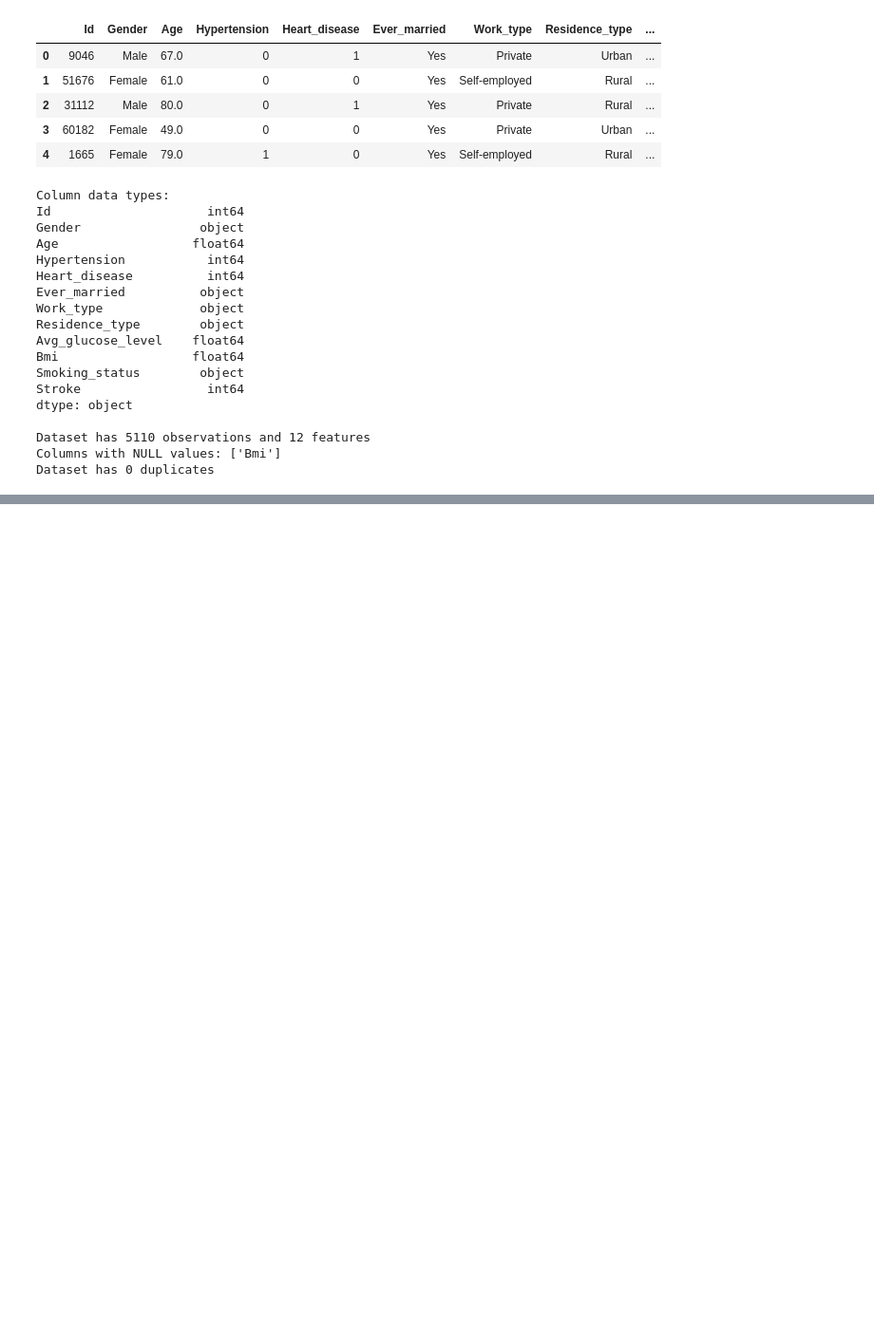
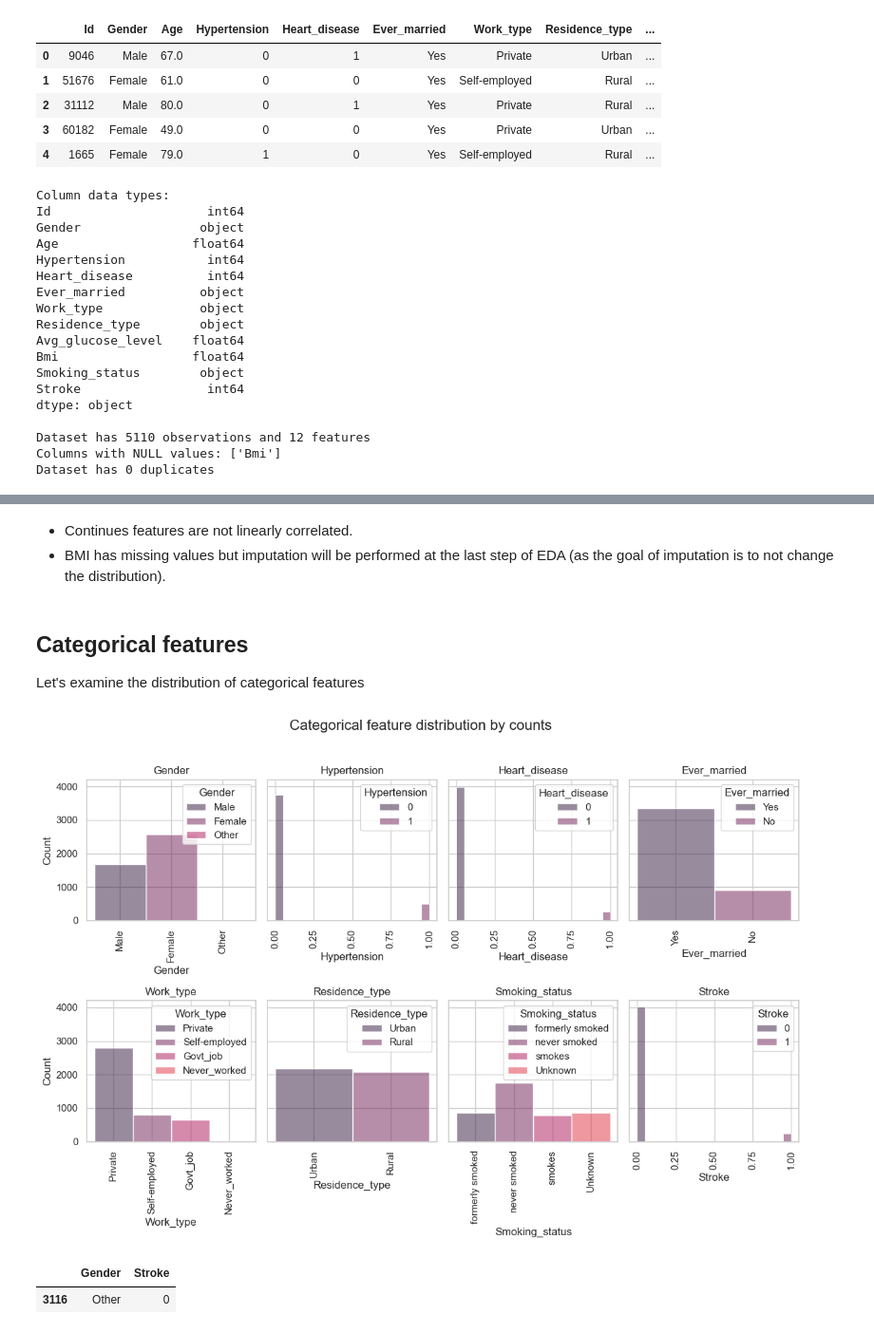
Before and after one commit to Padebeselis/Stroke_Prediction, a Jupyter notebook: EDA.ipynb, the cells around one changed output, grey strips where cells are left out. Shown at 95% size. Cells and saved outputs as stored; diff of their text form; code cells hidden in the pictures; blank space fills up the shorter version.

```diff
--- a/EDA.ipynb
+++ b/EDA.ipynb
@@ -100,3 +103,0 @@ plt.show()
-# %%
-for i in category_features:
-    print(stroke_prediction[i].value_counts())
@@ -172,2 +103,0 @@ stroke_data = duckdb.query("""
-# %%
-category_features=['Gender_Female', 'Hypertension', 'Heart_disease', 'Ever_married', 'Work_type', 'Residence_Urban', 'Smoking_status', 'Stroke', 'BMI_category']
@@ -456,0 +185,27 @@ stroke_data[stroke_data['Bmi'].isna()].shape
+# %% [markdown]
+* Continues features are not linearly correlated.
+* BMI has missing values but imputation will be performed at the last step of EDA (as the goal of imputation is to not change the distribution).
+# %% [markdown]
+## Categorical features
+Let's examine the distribution of categorical features
+# %%
+fig, axes = plt.subplots(2, 4, figsize=(12, 8), sharey=True)
+
+axes = axes.flatten()
+
+for i, col in enumerate(category_features):
+    sns.histplot(data=stroke_data, x=col, kde=True, bins=20,
+                    ax=axes[i], hue=col, legend=True)
+    axes[i].set_title(col)
+    axes[i].tick_params(axis='x', rotation=90)
+
+plt.suptitle(f"Categorical feature distribution by counts", size=16, y=1.02)
+plt.tight_layout()
+plt.show()
+# %% [output]
+[figure, added]
+# %%
+stroke_prediction[stroke_prediction['Gender']=='Other'][['Gender', 'Stroke']]
+# %% [output]
+|  | Gender | Stroke |
+| 3116 | Other | 0 |
```
Also changed, not shown: parts of 120 cells of this notebook, 1 other file.
